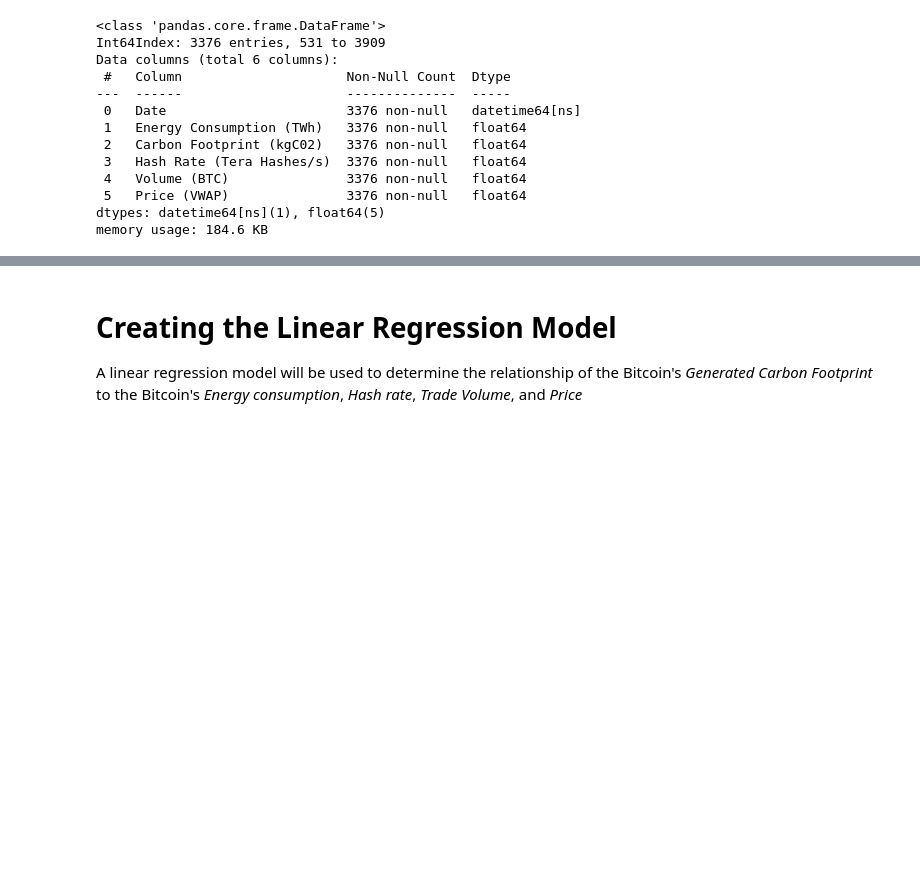
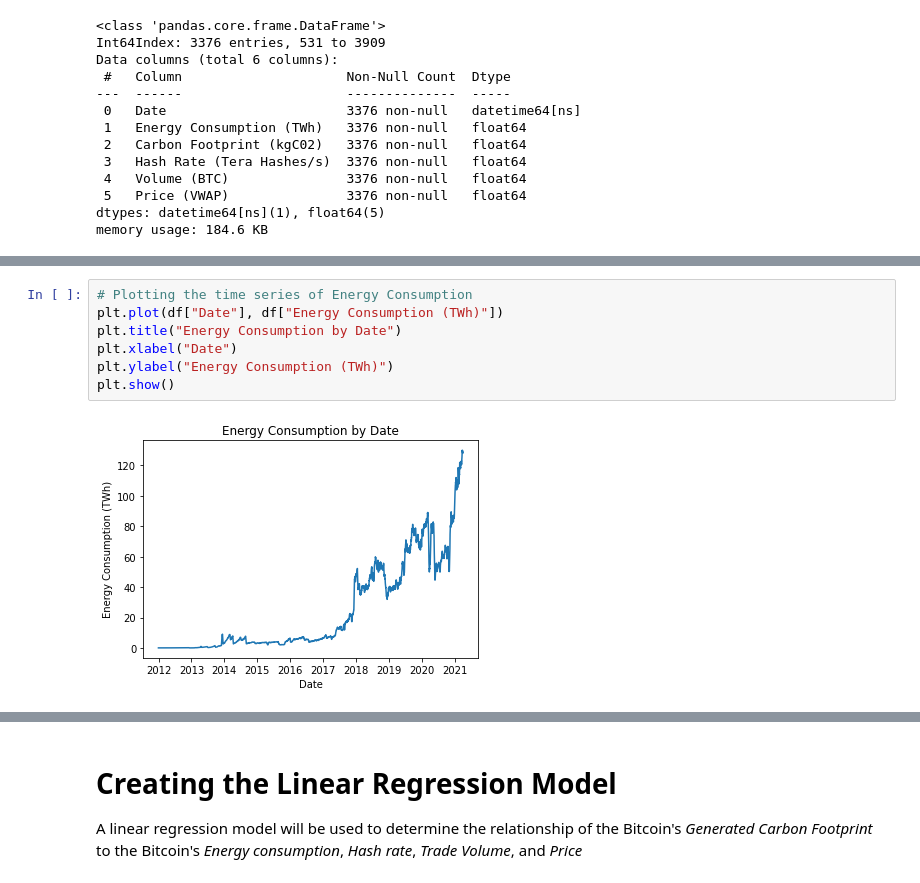
Before and after one commit to nicocoloco/cs132proj, a Jupyter notebook: CS-132-Final-Project.ipynb, the cells around one changed output, grey strips where cells are left out. Drawn from its saved outputs; the diff is of its cells as text; blank space fills up the shorter version.

Commit message:
Add time series line plot

```diff
--- a/CS-132-Final-Project.ipynb
+++ b/CS-132-Final-Project.ipynb
@@ -409,0 +413,9 @@ memory usage: 184.6 KB
+# %%
+# Plotting the time series of Energy Consumption
+plt.plot(df["Date"], df["Energy Consumption (TWh)"])
+plt.title("Energy Consumption by Date")
+plt.xlabel("Date")
+plt.ylabel("Energy Consumption (TWh)")
+plt.show()
+# %% [output]
+[figure, added]
```
Also changed, not shown: parts of 6 cells of this notebook.
